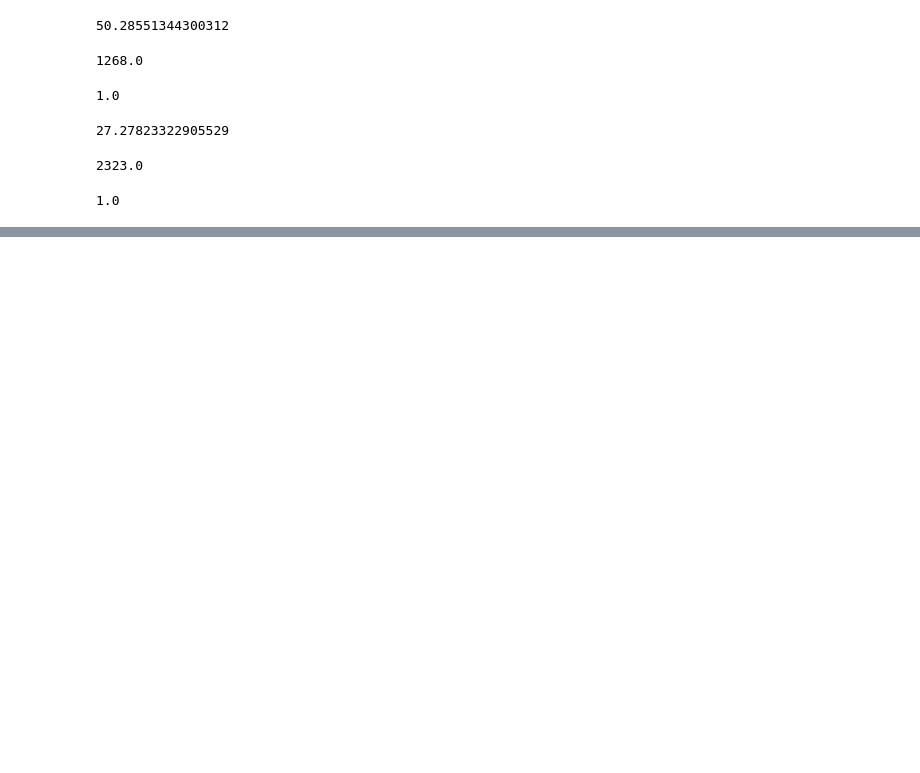
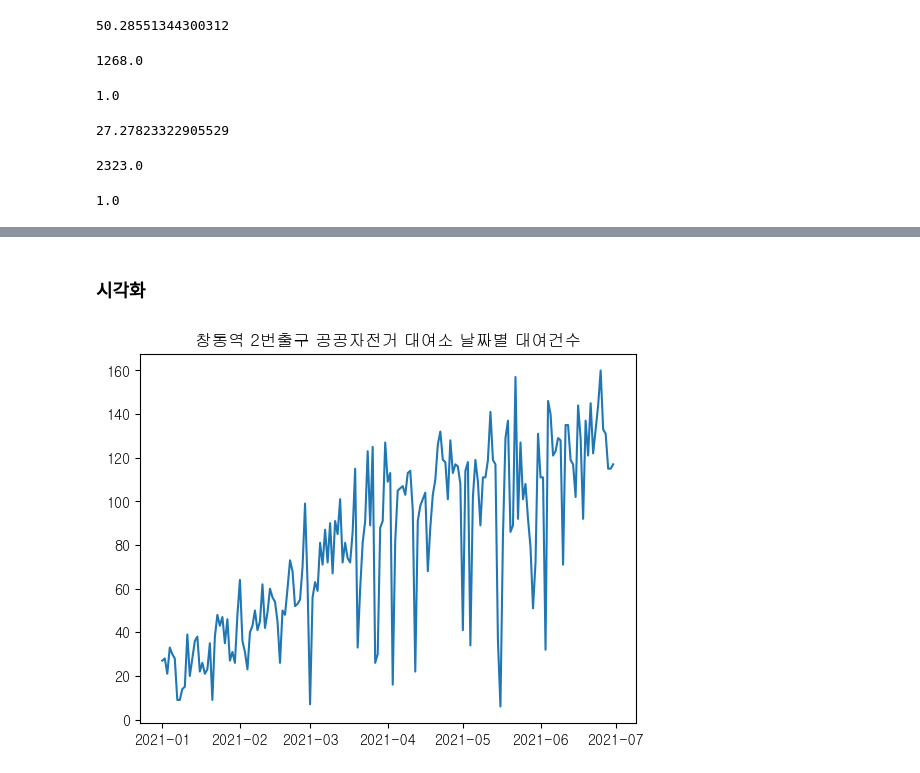
Before and after one commit to sangchun1/coding_practice, a Jupyter notebook: seoul_public_bicycle_data.ipynb, the cells around one changed output, grey strips where cells are left out. Saved outputs shown, nothing was run; the diff lists cells and outputs as text; code cells hidden in the pictures; blank space fills up the shorter version.

```diff
--- a/seoul_public_bicycle_data.ipynb
+++ b/seoul_public_bicycle_data.ipynb
@@ -639,0 +505,3 @@ df['이용시간'].min()
+# %%
+df_1721 = df[df['대여 대여소번호'] == 1721]
+df_1721.head()
@@ -639,0 +540,2 @@ df['이용시간'].min()
+# %%
+df_1721['대여요일'] = df_1721['대여일시'].dt.strftime('%a')
@@ -639,0 +561,11 @@ df['이용시간'].min()
+# %% [markdown]
+### 시각화
+# %%
+# 대여 날짜별 대여건수
+df_1721_count = df_1721.groupby('대여날짜').대여일시.count().to_frame()
+df_1721_count.columns = ['대여건수']
+plt.plot(df_1721_count.index, df_1721_count.values)
+plt.title('창동역 2번출구 공공자전거 대여소 날짜별 대여건수')
+plt.show()
+# %% [output]
+[figure, added]
```
Also changed, not shown: parts of 66 cells of this notebook.
